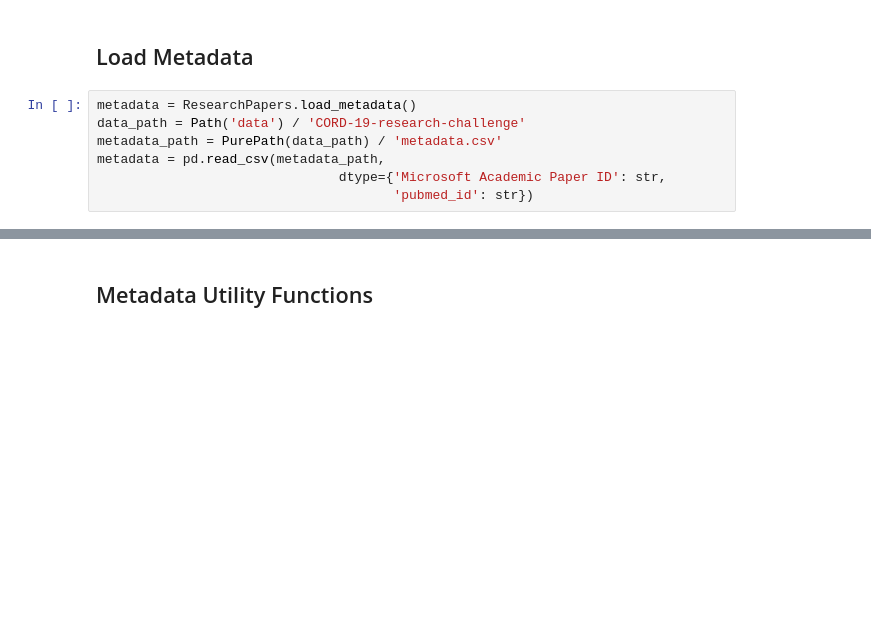
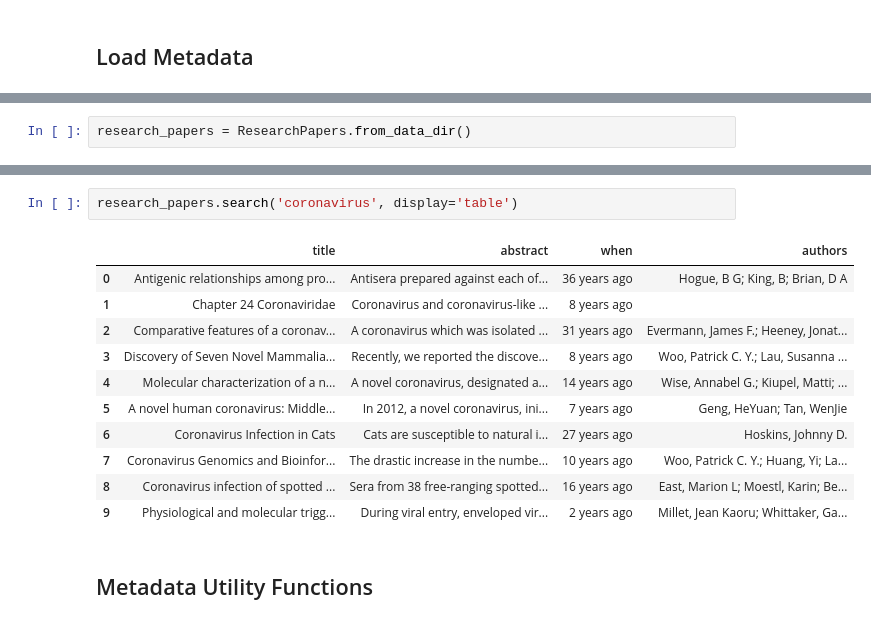
Before and after one commit to dgunning/cord19, a Jupyter notebook: MetadataAnalysis.ipynb, the cells around one changed output, grey strips where cells are left out. Saved outputs shown, nothing was run; the diff lists cells and outputs as text; blank space fills up the shorter version.

```diff
--- a/MetadataAnalysis.ipynb
+++ b/MetadataAnalysis.ipynb
@@ -13,9 +18,2 @@ pd.options.display.max_rows = 4000
 # %% [markdown]
 ## Load Metadata
-# %%
-metadata = ResearchPapers.load_metadata()
-data_path = Path('data') / 'CORD-19-research-challenge'
-metadata_path = PurePath(data_path) / 'metadata.csv'
-metadata = pd.read_csv(metadata_path,
-                               dtype={'Microsoft Academic Paper ID': str,
-                                      'pubmed_id': str})
@@ -21,0 +42,2 @@ metadata = pd.read_csv(metadata_path,
+# %%
+research_papers = ResearchPapers.from_data_dir()
@@ -22,3 +74,17 @@ metadata = pd.read_csv(metadata_path,
+# %%
+research_papers.search('coronavirus', display='table')
+# %% [output]
+|  | title | abstract | when | authors |
+| 0 | Antigenic relationships among pro... | Antisera prepared against each of... | 36 years ago | Hogue, B G; King, B; Brian, D A |
+| 1 | Chapter 24 Coronaviridae | Coronavirus and coronavirus-like ... | 8 years ago |  |
+| 2 | Comparative features of a coronav... | A coronavirus which was isolated ... | 31 years ago | Evermann, James F.; Heeney, Jonat... |
+| 3 | Discovery of Seven Novel Mammalia... | Recently, we reported the discove... | 8 years ago | Woo, Patrick C. Y.; Lau, Susanna ... |
+| 4 | Molecular characterization of a n... | A novel coronavirus, designated a... | 14 years ago | Wise, Annabel G.; Kiupel, Matti; ... |
+| 5 | A novel human coronavirus: Middle... | In 2012, a novel coronavirus, ini... | 7 years ago | Geng, HeYuan; Tan, WenJie |
+| 6 | Coronavirus Infection in Cats | Cats are susceptible to natural i... | 27 years ago | Hoskins, Johnny D. |
+| 7 | Coronavirus Genomics and Bioinfor... | The drastic increase in the numbe... | 10 years ago | Woo, Patrick C. Y.; Huang, Yi; La... |
+| 8 | Coronavirus infection of spotted ... | Sera from 38 free-ranging spotted... | 16 years ago | East, Marion L; Moestl, Karin; Be... |
+| 9 | Physiological and molecular trigg... | During viral entry, enveloped vir... | 2 years ago | Millet, Jean Kaoru; Whittaker, Ga... |
 # %% [markdown]
 ## Metadata Utility Functions
 # %%
```
Also changed, not shown: parts of 6 cells of this notebook, 1 other file.
